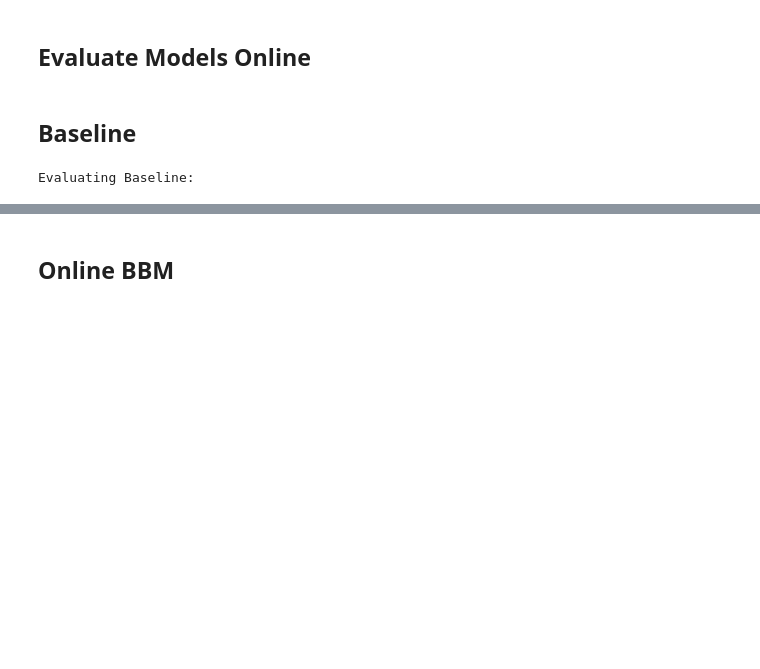
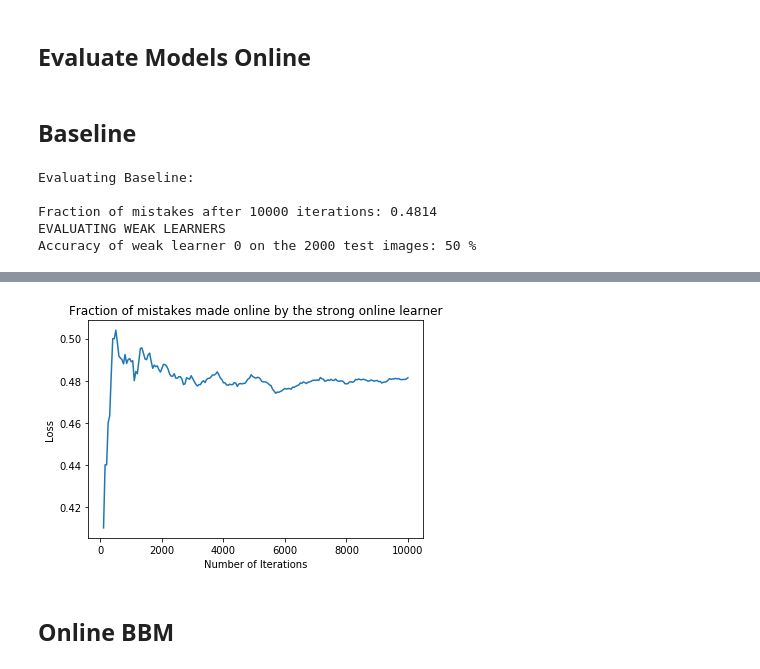
Before and after one commit to dqii/cos511_final_project, a Jupyter notebook: perc.ipynb, the cells around one changed output, grey strips where cells are left out. Cells and saved outputs as stored; diff of their text form; code cells hidden in the pictures; blank space fills up the shorter version.

```diff
--- a/perc.ipynb
+++ b/perc.ipynb
@@ -132,7 +136,7 @@ Data loaded:
 # Weak Learner: Perceptron
 # %%
 # set learning rate
-eta = 0.01
+eta = 1
 
 # get output of weak learner i
 # o.w. get output of combination of WLs
@@ -144,7 +148,8 @@ def predict_WL(weak_learners, x, i=0):
 # update weak learner i
 # accepts y in {-1, 1}
 def update_WL(weak_learners, x, y, i):
-    if (np.dot(x, weak_learners[i])*y) < 0:
+    predict = predict_WL(weak_learners, x, i)
+    if (predict*y) < 0:
         weak_learners[i] = weak_learners[i] + eta * x * y
 
 # get output of combination of WLs (unweighted)
@@ -179,9 +184,10 @@ def baseline(weak_learner, T):
 
         # optimization step
         x, y = data
-        predict = np.dot(x, weak_learner)
+        x = x.numpy().flatten()
+        predict = -1 if (np.sign(np.dot(x, weak_learner)) < 0) else 1
         if (predict*y) < 0:
-            weak_learners[i] = weak_learners[i] + eta * x * y
+            weak_learner = weak_learner + eta * x * y
 
         n_mistakes += (predict != y).item()
         if t % plt_interval == 0:
@@ -340,6 +346,7 @@ def evaluate_WLs(weak_learners):
         with torch.no_grad():
             for data in testloader:
                 x, y = data
+                x = x.numpy().flatten()
                 prediction = predict_WL(weak_learners, x, i)
                 correct += (prediction == y).sum().item()
         print('Accuracy of weak learner', i, 'on the 2000 test images: %d %%' % (100 * correct / len(testloader)))
@@ -352,6 +359,7 @@ def evaluate_model_onlineBBM(weak_learners):
     with torch.no_grad():
         for data in testloader:
             x, y = data
+            x = x.numpy().flatten()
             prediction = predict_WL_alg1(weak_learners, x)
             correct += (prediction == y).sum().item()
     print('Accuracy of the network on the 2000 test images: %d %%' % (100 * correct / len(testloader)))
@@ -365,6 +373,7 @@ def evaluate_model_adaboostOL(weak_learners, alpha):
     with torch.no_grad():
         for data in testloader:
             x, y = data
+            x = x.numpy().flatten()
             prediction = predict_WL_alg2(weak_learners, x, alpha, N-1)
             correct += (prediction == y).sum().item()
     print('Accuracy of the network on the 2000 test images: %d %%' % (100 * correct / len(testloader)))
@@ -423,6 +432,10 @@ def evaluate_adaboostOL(N, T, architecture):
 # %% [markdown]
 ## Baseline
 # %%
-evaluate_baseline(architecture=0, T=20000)
+evaluate_baseline(architecture=0, T=10000)
 # %% [output]
 Evaluating Baseline:
+
+Fraction of mistakes after 10000 iterations: 0.4814
+EVALUATING WEAK LEARNERS
+Accuracy of weak learner 0 on the 2000 test images: 50 %
@@ -433,3 +442,4 @@ IndexError: Traceback (most recent call last):
+[figure, added]
 # %% [markdown]
 ## Online BBM
 # %%
```
Also changed, not shown: parts of 9 cells of this notebook.
